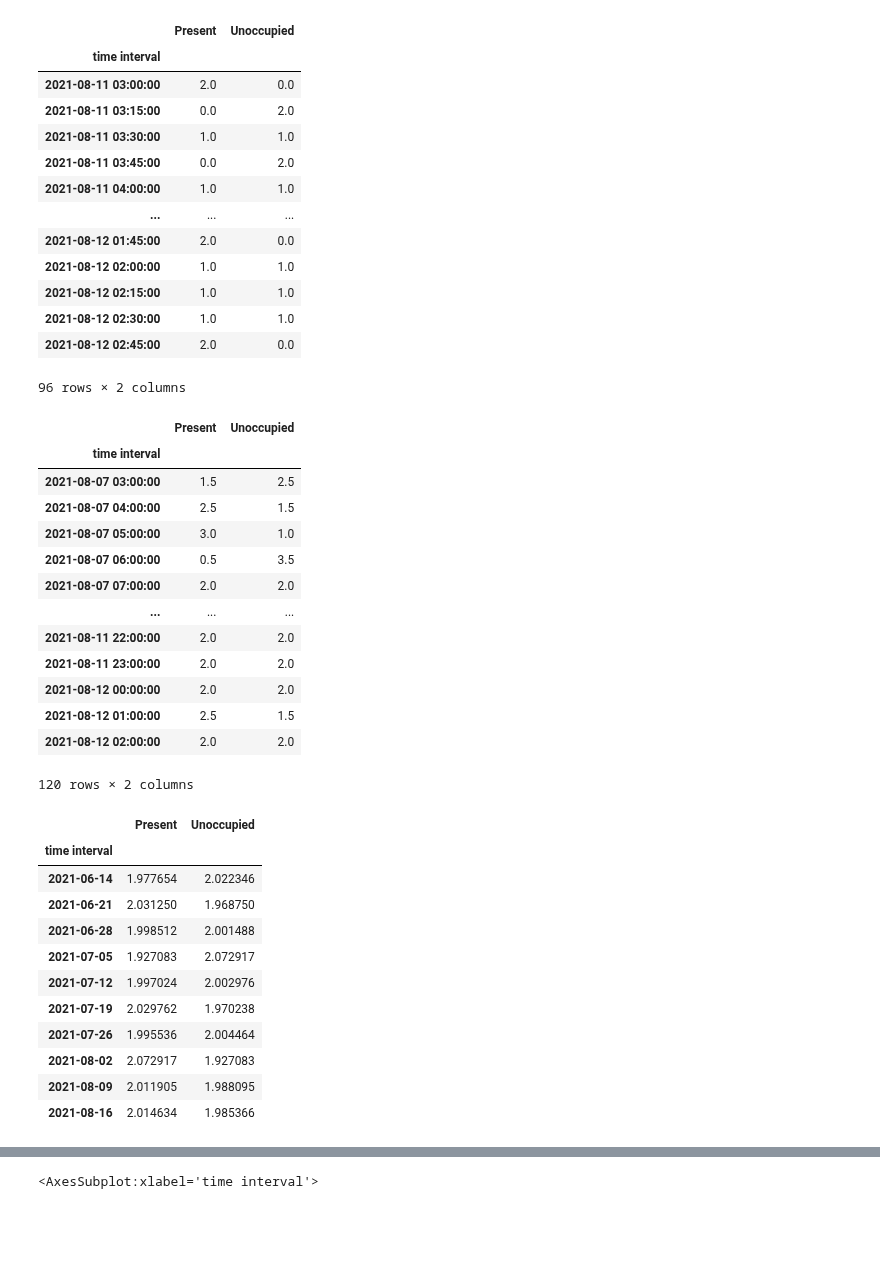
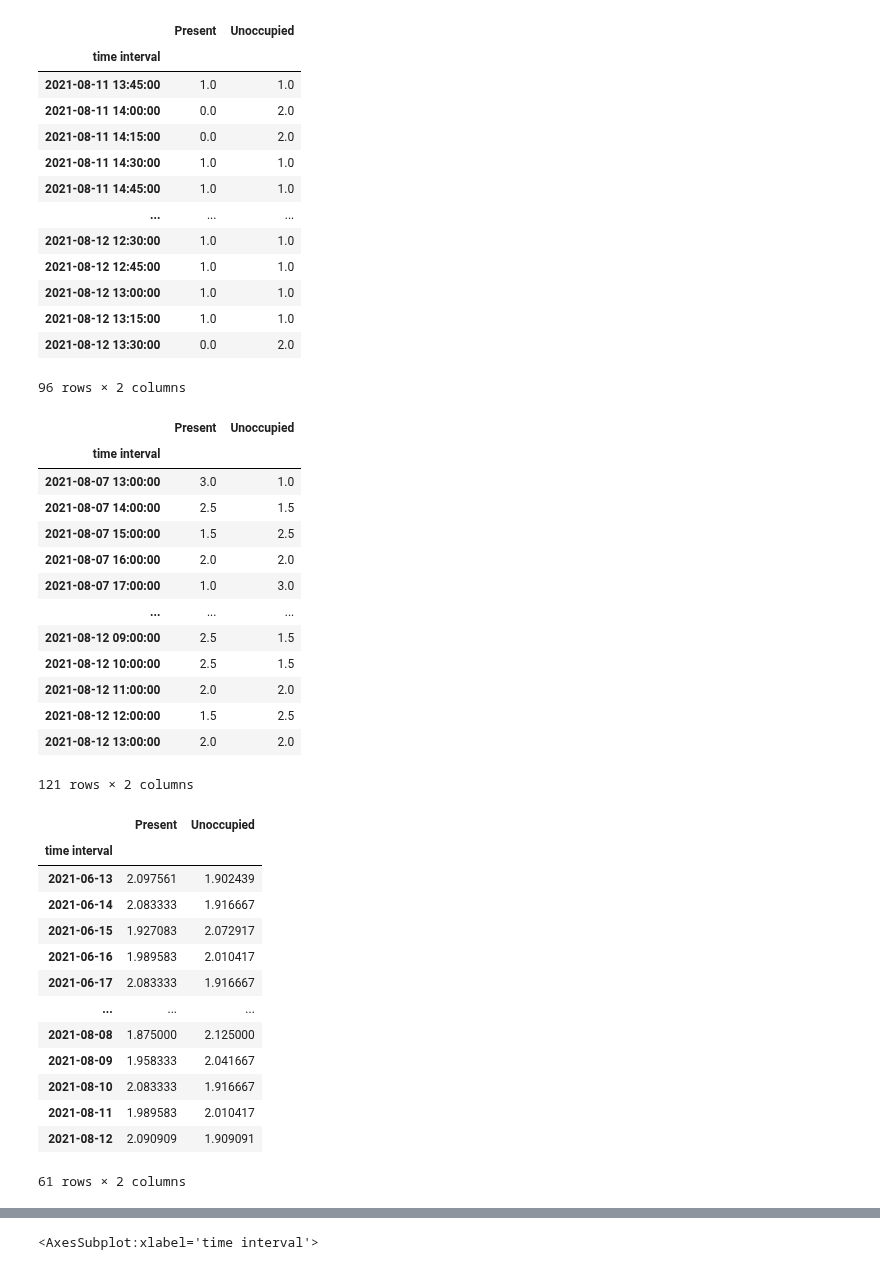
Before and after one commit to Chameleon-company/MOP, a Jupyter notebook: 8lb_time_filters.ipynb, the cells around one changed output, grey strips where cells are left out. Cells and saved outputs as stored; diff of their text form; code cells hidden in the pictures; blank space fills up the shorter version.

```diff
--- a/8lb_time_filters.ipynb
+++ b/8lb_time_filters.ipynb
@@ -80,6 +82,6 @@ def simParkSensorData2(endTime, fq, per, bayFr, bayTo):
 ## 001a ##
 # test function here
 
-df = simParkSensorData2("2021-09-02 15:01:23", "15min", 3*30*24*4, 999, 1002)
+df = simParkSensorData2("2021-09-02 15:01:23", "15min", 6*30*24*4, 999, 1002)
 df.head()
 # %% [output]
@@ -140,17 +162,17 @@ df_lasthours
 # %% [output]
 |  | Present | Unoccupied |
 | time interval |  |  |
-| 2021-08-11 03:00:00 | 2.0 | 0.0 |
-| 2021-08-11 03:15:00 | 0.0 | 2.0 |
-| 2021-08-11 03:30:00 | 1.0 | 1.0 |
-| 2021-08-11 03:45:00 | 0.0 | 2.0 |
-| 2021-08-11 04:00:00 | 1.0 | 1.0 |
+| 2021-08-11 13:45:00 | 1.0 | 1.0 |
+| 2021-08-11 14:00:00 | 0.0 | 2.0 |
+| 2021-08-11 14:15:00 | 0.0 | 2.0 |
+| 2021-08-11 14:30:00 | 1.0 | 1.0 |
+| 2021-08-11 14:45:00 | 1.0 | 1.0 |
 | ... | ... | ... |
-| 2021-08-12 01:45:00 | 2.0 | 0.0 |
-| 2021-08-12 02:00:00 | 1.0 | 1.0 |
-| 2021-08-12 02:15:00 | 1.0 | 1.0 |
-| 2021-08-12 02:30:00 | 1.0 | 1.0 |
-| 2021-08-12 02:45:00 | 2.0 | 0.0 |
+| 2021-08-12 12:30:00 | 1.0 | 1.0 |
+| 2021-08-12 12:45:00 | 1.0 | 1.0 |
+| 2021-08-12 13:00:00 | 1.0 | 1.0 |
+| 2021-08-12 13:15:00 | 1.0 | 1.0 |
+| 2021-08-12 13:30:00 | 0.0 | 2.0 |
 96 rows × 2 columns
 # %%
 ## 004 ##
@@ -181,15 +203,15 @@ df_lastdays
 # %% [output]
 |  | Present | Unoccupied |
 | time interval |  |  |
-| 2021-08-07 03:00:00 | 1.5 | 2.5 |
-| 2021-08-07 04:00:00 | 2.5 | 1.5 |
-| 2021-08-07 05:00:00 | 3.0 | 1.0 |
-| 2021-08-07 06:00:00 | 0.5 | 3.5 |
-| 2021-08-07 07:00:00 | 2.0 | 2.0 |
+| 2021-08-07 13:00:00 | 3.0 | 1.0 |
+| 2021-08-07 14:00:00 | 2.5 | 1.5 |
+| 2021-08-07 15:00:00 | 1.5 | 2.5 |
+| 2021-08-07 16:00:00 | 2.0 | 2.0 |
+| 2021-08-07 17:00:00 | 1.0 | 3.0 |
 | ... | ... | ... |
-| 2021-08-11 22:00:00 | 2.0 | 2.0 |
-| 2021-08-11 23:00:00 | 2.0 | 2.0 |
-| 2021-08-12 00:00:00 | 2.0 | 2.0 |
-| 2021-08-12 01:00:00 | 2.5 | 1.5 |
-| 2021-08-12 02:00:00 | 2.0 | 2.0 |
+| 2021-08-12 09:00:00 | 2.5 | 1.5 |
+| 2021-08-12 10:00:00 | 2.5 | 1.5 |
+| 2021-08-12 11:00:00 | 2.0 | 2.0 |
+| 2021-08-12 12:00:00 | 1.5 | 2.5 |
+| 2021-08-12 13:00:00 | 2.0 | 2.0 |
-120 rows × 2 columns
+121 rows × 2 columns
@@ -218,22 +238,24 @@ def last_periods(_df, no_days=60, bin_period='W-MON', endDatetime=datetime.now()
 # %%
 ## 005a ##
 # test function here
 
-df_lastweeks = last_periods(df,60,'W-MON')
+df_lastweeks = last_periods(df,60,'D')
 df_lastweeks
 # %% [output]
 |  | Present | Unoccupied |
 | time interval |  |  |
-| 2021-06-14 | 1.977654 | 2.022346 |
-| 2021-06-21 | 2.031250 | 1.968750 |
-| 2021-06-28 | 1.998512 | 2.001488 |
-| 2021-07-05 | 1.927083 | 2.072917 |
-| 2021-07-12 | 1.997024 | 2.002976 |
-| 2021-07-19 | 2.029762 | 1.970238 |
-| 2021-07-26 | 1.995536 | 2.004464 |
-| 2021-08-02 | 2.072917 | 1.927083 |
-| 2021-08-09 | 2.011905 | 1.988095 |
-| 2021-08-16 | 2.014634 | 1.985366 |
+| 2021-06-13 | 2.097561 | 1.902439 |
+| 2021-06-14 | 2.083333 | 1.916667 |
+| 2021-06-15 | 1.927083 | 2.072917 |
+| 2021-06-16 | 1.989583 | 2.010417 |
+| 2021-06-17 | 2.083333 | 1.916667 |
+| ... | ... | ... |
+| 2021-08-08 | 1.875000 | 2.125000 |
+| 2021-08-09 | 1.958333 | 2.041667 |
+| 2021-08-10 | 2.083333 | 1.916667 |
+| 2021-08-11 | 1.989583 | 2.010417 |
+| 2021-08-12 | 2.090909 | 1.909091 |
+61 rows × 2 columns
 # %%
 ## 005b ##
 # test function here
```
Also changed, not shown: parts of 14 cells of this notebook.
